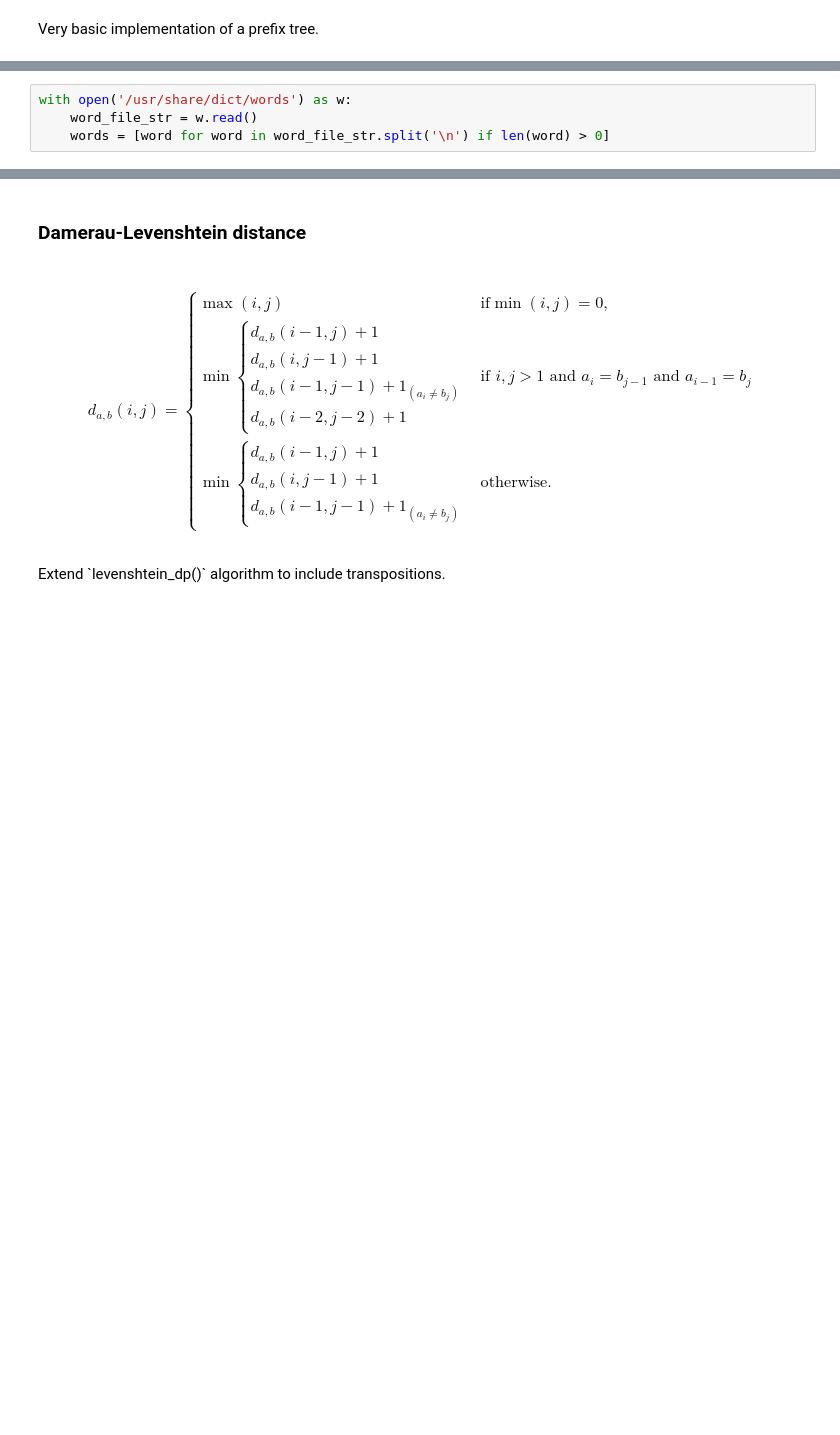
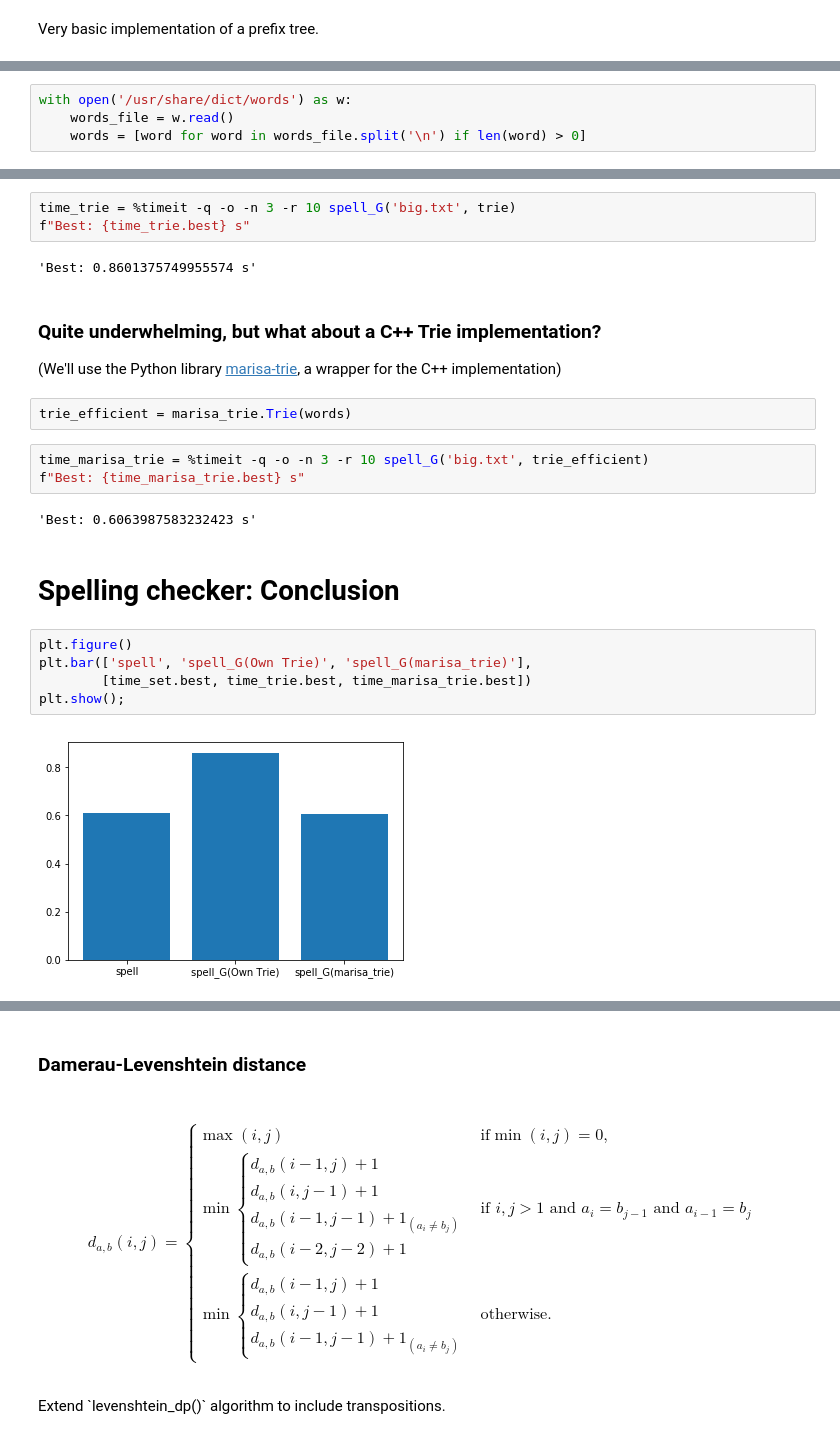
Before and after one commit to robinhundt/programming-pearls-spelling-checker, a Jupyter notebook: presentation.ipynb, the cells around one changed output, grey strips where cells are left out. Cells and saved outputs as stored; diff of their text form; blank space fills up the shorter version.

```diff
--- a/presentation.ipynb
+++ b/presentation.ipynb
@@ -121,4 +174,0 @@ As the dictionary to store inside the trie we'll again use the standard english
-# %%
-with open('/usr/share/dict/words') as w:
-    word_file_str = w.read()
-    words = [word for word in word_file_str.split('\n') if len(word) > 0]
@@ -251,0 +215,4 @@ def levenshtein_dp(s: str, t: str):
+# %%
+with open('/usr/share/dict/words') as w:
+    words_file = w.read()
+    words = [word for word in words_file.split('\n') if len(word) > 0]
@@ -251,0 +266,24 @@ def levenshtein_dp(s: str, t: str):
+# %%
+time_trie = %timeit -q -o -n 3 -r 10 spell_G('big.txt', trie)
+f"Best: {time_trie.best} s"
+# %% [output]
+'Best: 0.8601375749955574 s'
+# %% [markdown]
+### Quite underwhelming, but what about a C++ Trie implementation?
+(We'll use the Python library [marisa-trie](https://github.com/pytries/marisa-trie), a wrapper for the C++ implementation)
+# %%
+trie_efficient = marisa_trie.Trie(words)
+# %%
+time_marisa_trie = %timeit -q -o -n 3 -r 10 spell_G('big.txt', trie_efficient)
+f"Best: {time_marisa_trie.best} s"
+# %% [output]
+'Best: 0.6063987583232423 s'
+# %% [markdown]
+# Spelling checker: Conclusion
+# %%
+plt.figure()
+plt.bar(['spell', 'spell_G(Own Trie)', 'spell_G(marisa_trie)'],
+        [time_set.best, time_trie.best, time_marisa_trie.best])
+plt.show();
+# %% [output]
+[figure, added]
```
Also changed, not shown: parts of 105 cells of this notebook, 12 other files.
